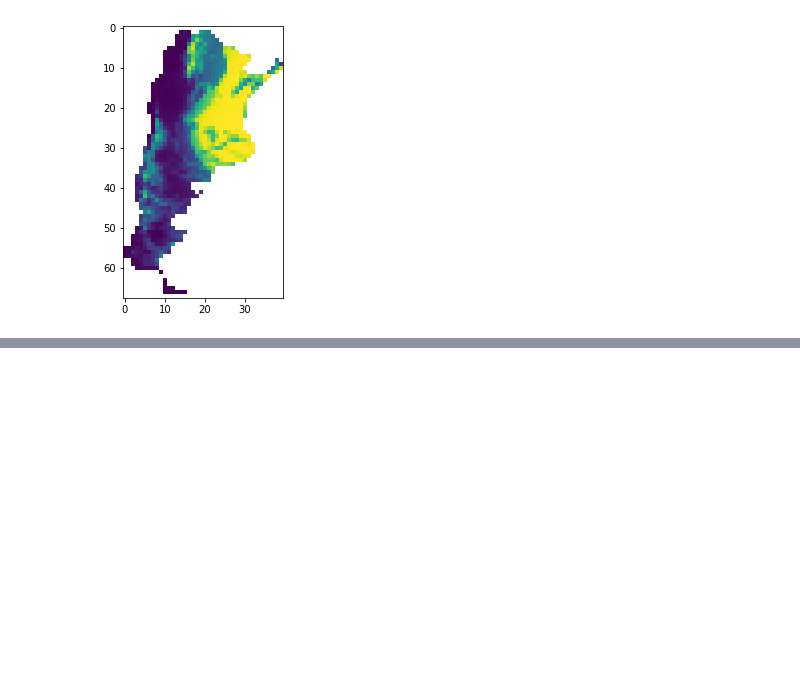
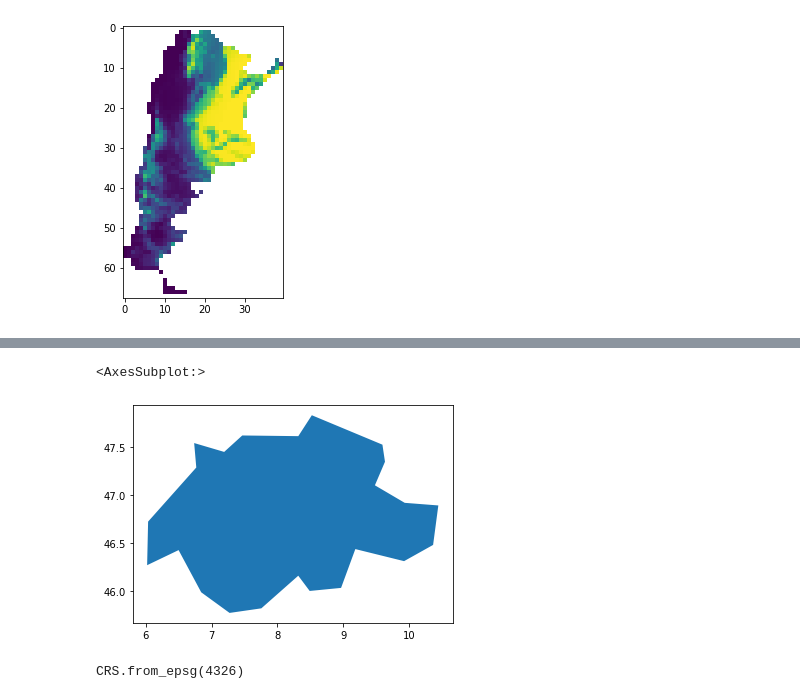
Before and after one commit to sebastianhohmann/geopandas_examples, a Jupyter notebook: _05_common_recipes_raster.ipynb, the cells around one changed output, grey strips where cells are left out. Saved outputs shown, nothing was run; the diff lists cells and outputs as text; code cells hidden in the pictures; blank space fills up the shorter version.

```diff
--- a/_05_common_recipes_raster.ipynb
+++ b/_05_common_recipes_raster.ipynb
@@ -379,0 +417,9 @@ show(suit_arg_array, ax=ax)
+# %%
+che = world[world.name == 'Switzerland'].copy()
+che = gpd.GeoDataFrame({'geometry': che.geometry.values}, index=[0])
+che = che.set_crs(world.crs)
+# %%
+che.plot()
+# %% [output]
+<AxesSubplot:>
+[figure, added]
@@ -379,0 +428,4 @@ show(suit_arg_array, ax=ax)
+# %%
+suit.crs
+# %% [output]
+CRS.from_epsg(4326)
```
Also changed, not shown: parts of 18 cells of this notebook, 1 other file.
